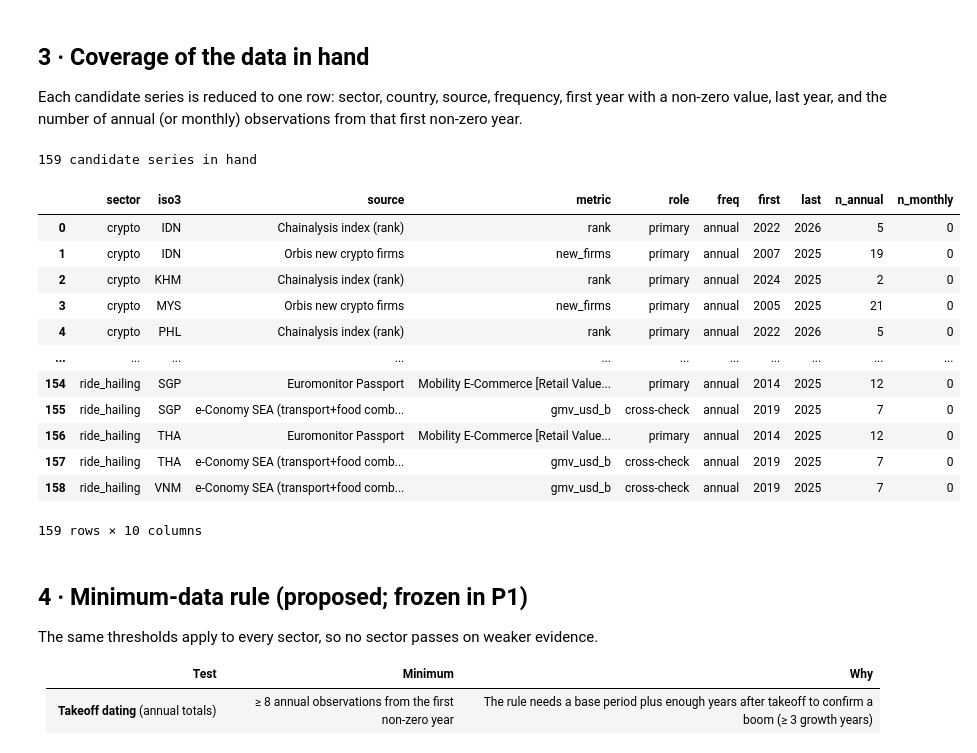
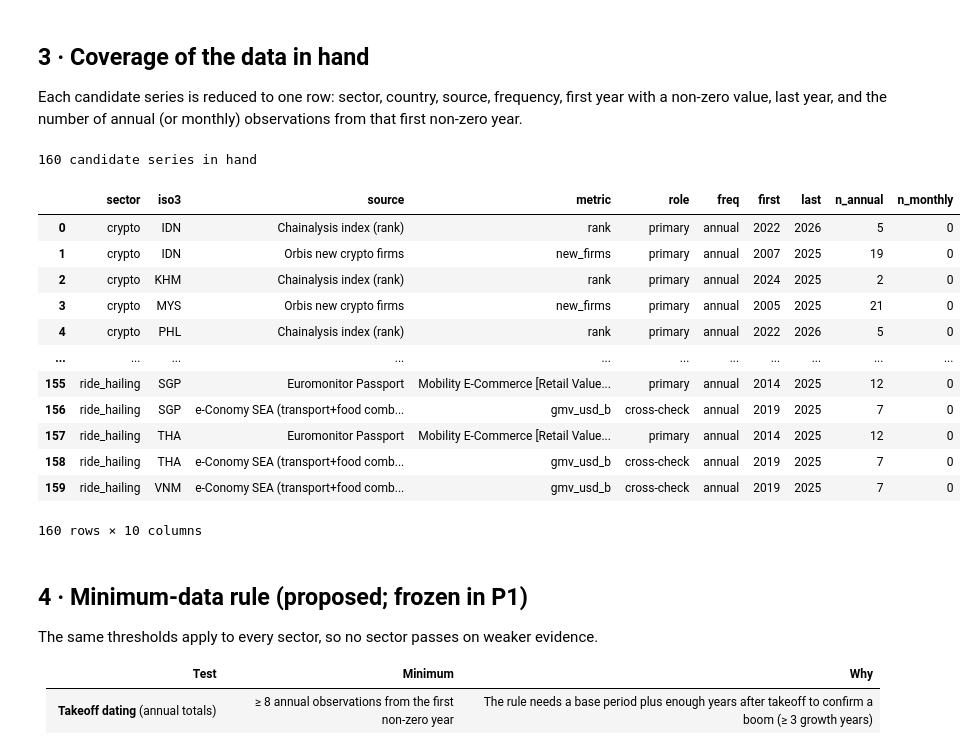
Before and after one commit to safwannxdd/sea-boom-series, a Jupyter notebook: q0_boom_catalogue/notebooks/00_literature_and_audit.ipynb, the cells around one changed output. Drawn from its saved outputs; the diff is of its cells as text; code cells hidden in the pictures.

```diff
--- a/q0_boom_catalogue/notebooks/00_literature_and_audit.ipynb
+++ b/q0_boom_catalogue/notebooks/00_literature_and_audit.ipynb
@@ -155,45 +155,51 @@ mon = {}
 for j in range(3, bi.shape[1]):
     if isinstance(months[j], str) and isinstance(years[j], (int, float)) and not pd.isna(years[j]):
         mon[pd.Timestamp(f"{int(years[j])}-{months[j]}-01")] = pd.to_numeric(loans[j], errors="coerce")
-add("digital_lending", "IDN", "Bank Indonesia SSKI T12", "monthly", pd.Series(mon).sort_index(), "accumulated_p2p_loans")
+add("digital_lending", "IDN", "Bank Indonesia SSKI T12", "monthly", pd.Series(mon).sort_index(), "accumulated_p2p_loans",
+    "cross-check")
+
+# --- OJK fintech-lending statistics: monthly outstanding P2P loans, Dec 2018–Dec 2025 (built by series.regulators;
+# Nov 2020 interpolated, Dec 2020 entered from OJK's year-end PDF). Year-end values give 8 annual observations.
+ojk = pd.read_csv(PROC / "idn_ojk_p2p_outstanding_monthly.csv", parse_dates=["month"]).set_index("month")
+add("digital_lending", "IDN", "OJK fintech-lending statistics", "monthly", ojk.outstanding_idr_bn, "outstanding_p2p_loans")
 
 # --- Crypto: Chainalysis ranks (Project 2) and Orbis new crypto firms (licensed, coverage only)
 ch = pd.read_csv(MANUAL / "chainalysis_ranks.csv")
 for iso3, g in ch.groupby("iso3"):
     add("crypto", iso3, "Chainalysis index (rank)", "annual", g.groupby("edition").overall_rank.min(), "rank")
 orb = pd.read_parquet(LICENSED / "orbis_firm_formation_PRELIMINARY.parquet")
 for iso3, g in orb[orb.kind == "crypto"].groupby("iso3"):
     # firm formation counts can be zero in early years; coverage = years from first firm to 2025
     s = g.set_index("year").new_firms.sort_index()
     first = s[s > 0].index.min()
     add("crypto", iso3, "Orbis new crypto firms", "annual", s.loc[first:].replace(0, 1e-9), "new_firms")
 
 # --- Findex (survey waves): level cross-checks for several sectors
 fx = fetch.fetch_findex()
 fx_map = {"bought_online_with_phone_or_internet_pct": "ecommerce", "made_digital_payment_pct": "digital_payments",
           "received_loan_mobile_pct": "digital_lending", "paid_insurance_regularly_pct": "invest_insure"}
 for (ind, iso3), g in fx[fx.indicator.isin(fx_map)].groupby(["indicator", "iso3"]):
     add(fx_map[ind], iso3, "World Bank Findex (survey)", "survey", g.set_index("year").value.sort_index(), ind,
         "cross-check")
 
 cov = pd.DataFrame(rows)
 print(f"{len(cov)} candidate series in hand")
 cov.sort_values(["sector", "iso3", "source"]).reset_index(drop=True)
 # %% [output]
-159 candidate series in hand
+160 candidate series in hand
 |  | sector | iso3 | source | metric | role | freq | first | last | n_annual | n_monthly |
 | 0 | crypto | IDN | Chainalysis index (rank) | rank | primary | annual | 2022 | 2026 | 5 | 0 |
 | 1 | crypto | IDN | Orbis new crypto firms | new_firms | primary | annual | 2007 | 2025 | 19 | 0 |
 | 2 | crypto | KHM | Chainalysis index (rank) | rank | primary | annual | 2024 | 2025 | 2 | 0 |
 | 3 | crypto | MYS | Orbis new crypto firms | new_firms | primary | annual | 2005 | 2025 | 21 | 0 |
 | 4 | crypto | PHL | Chainalysis index (rank) | rank | primary | annual | 2022 | 2026 | 5 | 0 |
 | ... | ... | ... | ... | ... | ... | ... | ... | ... | ... | ... |
-| 154 | ride_hailing | SGP | Euromonitor Passport | Mobility E-Commerce [Retail Value... | primary | annual | 2014 | 2025 | 12 | 0 |
-| 155 | ride_hailing | SGP | e-Conomy SEA (transport+food comb... | gmv_usd_b | cross-check | annual | 2019 | 2025 | 7 | 0 |
-| 156 | ride_hailing | THA | Euromonitor Passport | Mobility E-Commerce [Retail Value... | primary | annual | 2014 | 2025 | 12 | 0 |
-| 157 | ride_hailing | THA | e-Conomy SEA (transport+food comb... | gmv_usd_b | cross-check | annual | 2019 | 2025 | 7 | 0 |
-| 158 | ride_hailing | VNM | e-Conomy SEA (transport+food comb... | gmv_usd_b | cross-check | annual | 2019 | 2025 | 7 | 0 |
+| 155 | ride_hailing | SGP | Euromonitor Passport | Mobility E-Commerce [Retail Value... | primary | annual | 2014 | 2025 | 12 | 0 |
+| 156 | ride_hailing | SGP | e-Conomy SEA (transport+food comb... | gmv_usd_b | cross-check | annual | 2019 | 2025 | 7 | 0 |
+| 157 | ride_hailing | THA | Euromonitor Passport | Mobility E-Commerce [Retail Value... | primary | annual | 2014 | 2025 | 12 | 0 |
+| 158 | ride_hailing | THA | e-Conomy SEA (transport+food comb... | gmv_usd_b | cross-check | annual | 2019 | 2025 | 7 | 0 |
+| 159 | ride_hailing | VNM | e-Conomy SEA (transport+food comb... | gmv_usd_b | cross-check | annual | 2019 | 2025 | 7 | 0 |
-159 rows × 10 columns
+160 rows × 10 columns
 # %% [markdown]
 ## 4 · Minimum-data rule (proposed; frozen in P1)
 
```
Also changed, not shown: parts of 5 cells of this notebook, 6 other files.
